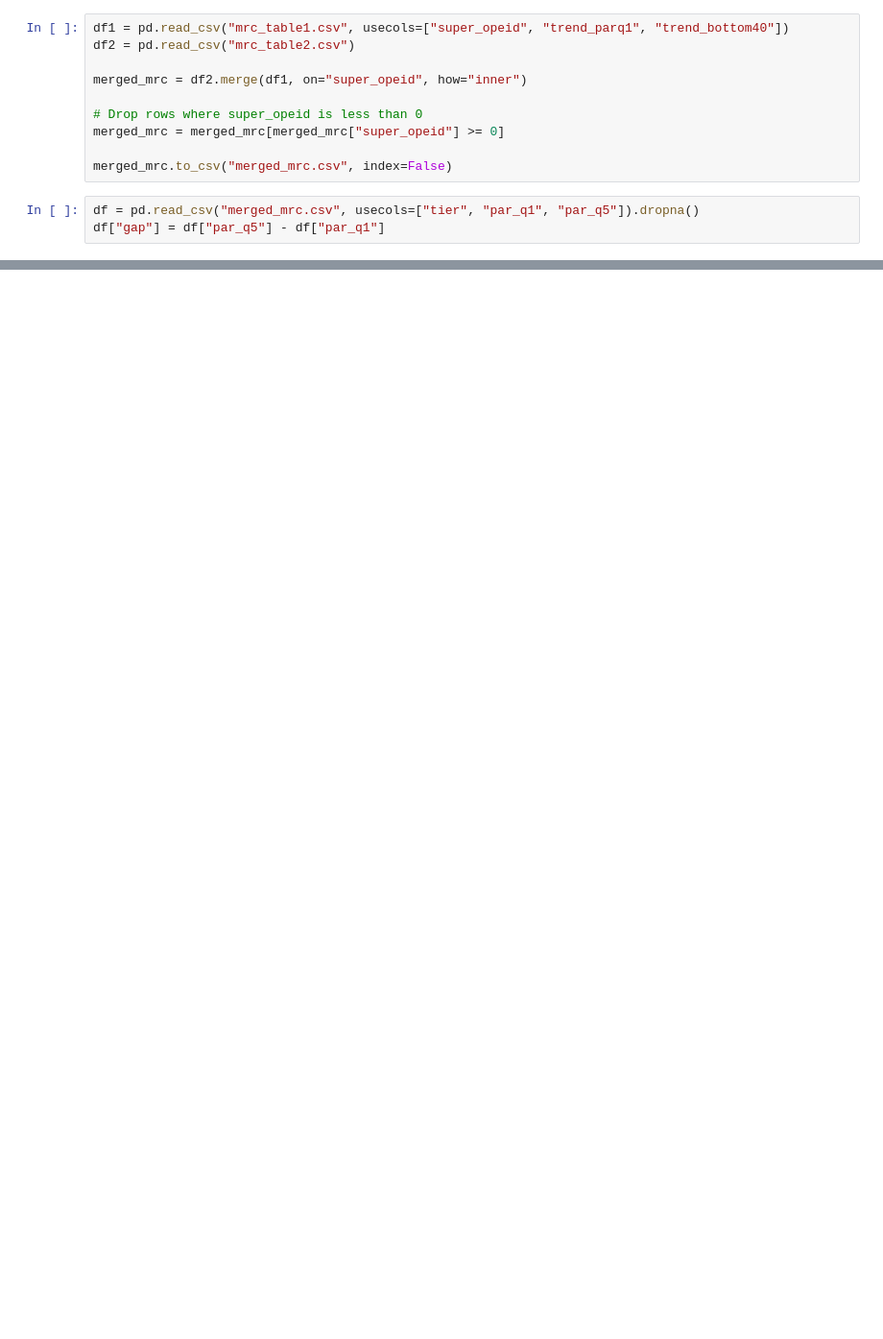
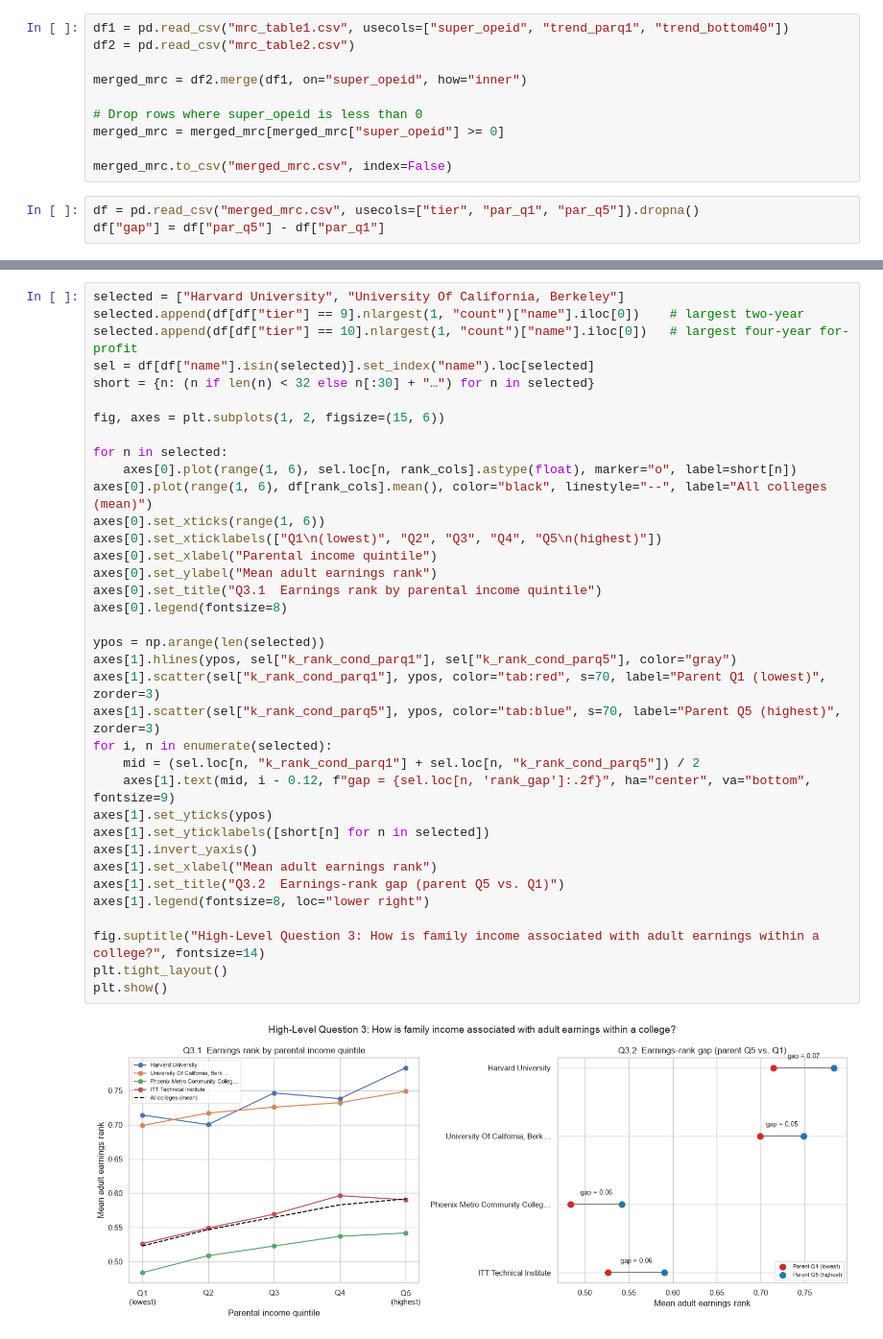
Before and after one commit to rakija7/tetrarchy, a Jupyter notebook: Merge_MRC.ipynb, the cells around one changed output, grey strips where cells are left out. Shown at 96% size. Drawn from its saved outputs; the diff is of its cells as text; blank space fills up the shorter version.

```diff
--- a/Merge_MRC.ipynb
+++ b/Merge_MRC.ipynb
@@ -29,0 +96,38 @@ plt.show()
+# %%
+selected = ["Harvard University", "University Of California, Berkeley"]
+selected.append(df[df["tier"] == 9].nlargest(1, "count")["name"].iloc[0])    # largest two-year
+selected.append(df[df["tier"] == 10].nlargest(1, "count")["name"].iloc[0])   # largest four-year for-profit
+sel = df[df["name"].isin(selected)].set_index("name").loc[selected]
+short = {n: (n if len(n) < 32 else n[:30] + "…") for n in selected}
+
+fig, axes = plt.subplots(1, 2, figsize=(15, 6))
+
+for n in selected:
+    axes[0].plot(range(1, 6), sel.loc[n, rank_cols].astype(float), marker="o", label=short[n])
+axes[0].plot(range(1, 6), df[rank_cols].mean(), color="black", linestyle="--", label="All colleges (mean)")
+axes[0].set_xticks(range(1, 6))
+axes[0].set_xticklabels(["Q1\n(lowest)", "Q2", "Q3", "Q4", "Q5\n(highest)"])
+axes[0].set_xlabel("Parental income quintile")
+axes[0].set_ylabel("Mean adult earnings rank")
+axes[0].set_title("Q3.1  Earnings rank by parental income quintile")
+axes[0].legend(fontsize=8)
+
+ypos = np.arange(len(selected))
+axes[1].hlines(ypos, sel["k_rank_cond_parq1"], sel["k_rank_cond_parq5"], color="gray")
+axes[1].scatter(sel["k_rank_cond_parq1"], ypos, color="tab:red", s=70, label="Parent Q1 (lowest)", zorder=3)
+axes[1].scatter(sel["k_rank_cond_parq5"], ypos, color="tab:blue", s=70, label="Parent Q5 (highest)", zorder=3)
+for i, n in enumerate(selected):
+    mid = (sel.loc[n, "k_rank_cond_parq1"] + sel.loc[n, "k_rank_cond_parq5"]) / 2
+    axes[1].text(mid, i - 0.12, f"gap = {sel.loc[n, 'rank_gap']:.2f}", ha="center", va="bottom", fontsize=9)
+axes[1].set_yticks(ypos)
+axes[1].set_yticklabels([short[n] for n in selected])
+axes[1].invert_yaxis()
+axes[1].set_xlabel("Mean adult earnings rank")
+axes[1].set_title("Q3.2  Earnings-rank gap (parent Q5 vs. Q1)")
+axes[1].legend(fontsize=8, loc="lower right")
+
+fig.suptitle("High-Level Question 3: How is family income associated with adult earnings within a college?", fontsize=14)
+plt.tight_layout()
+plt.show()
+# %% [output]
+[figure, added]
```
Also changed, not shown: parts of 18 cells of this notebook, 2 other files.
